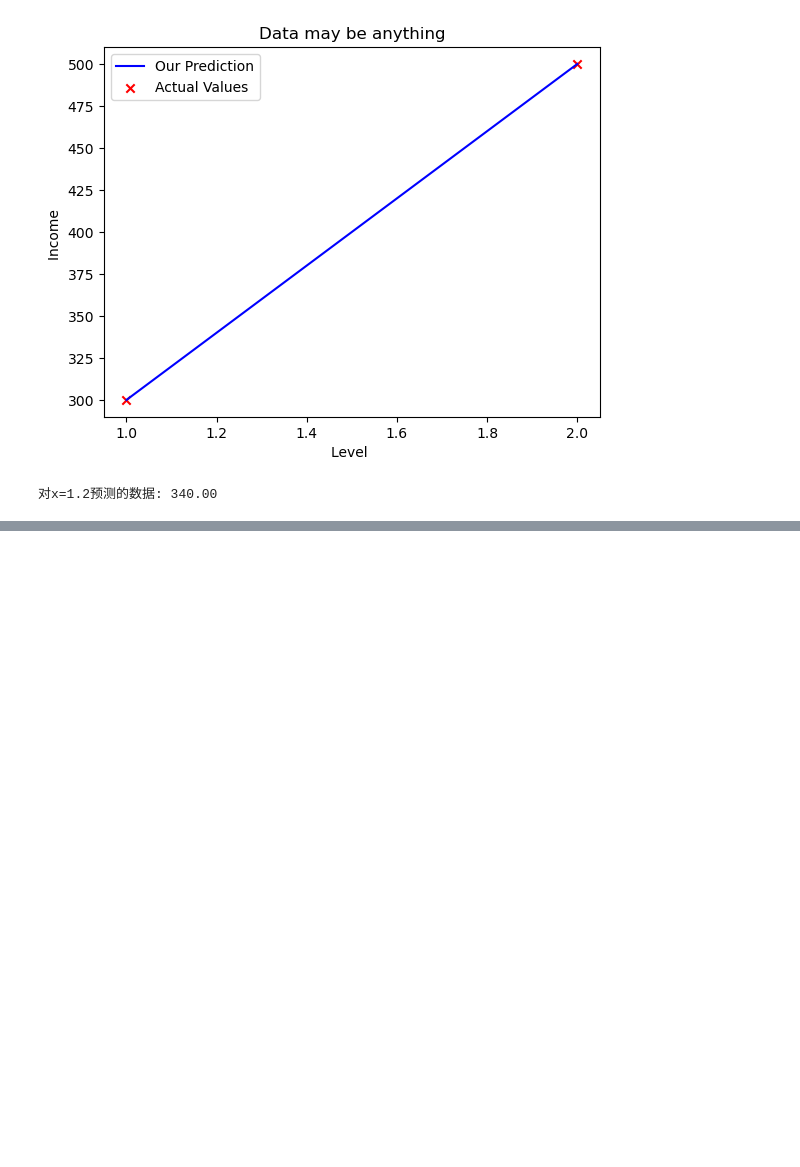
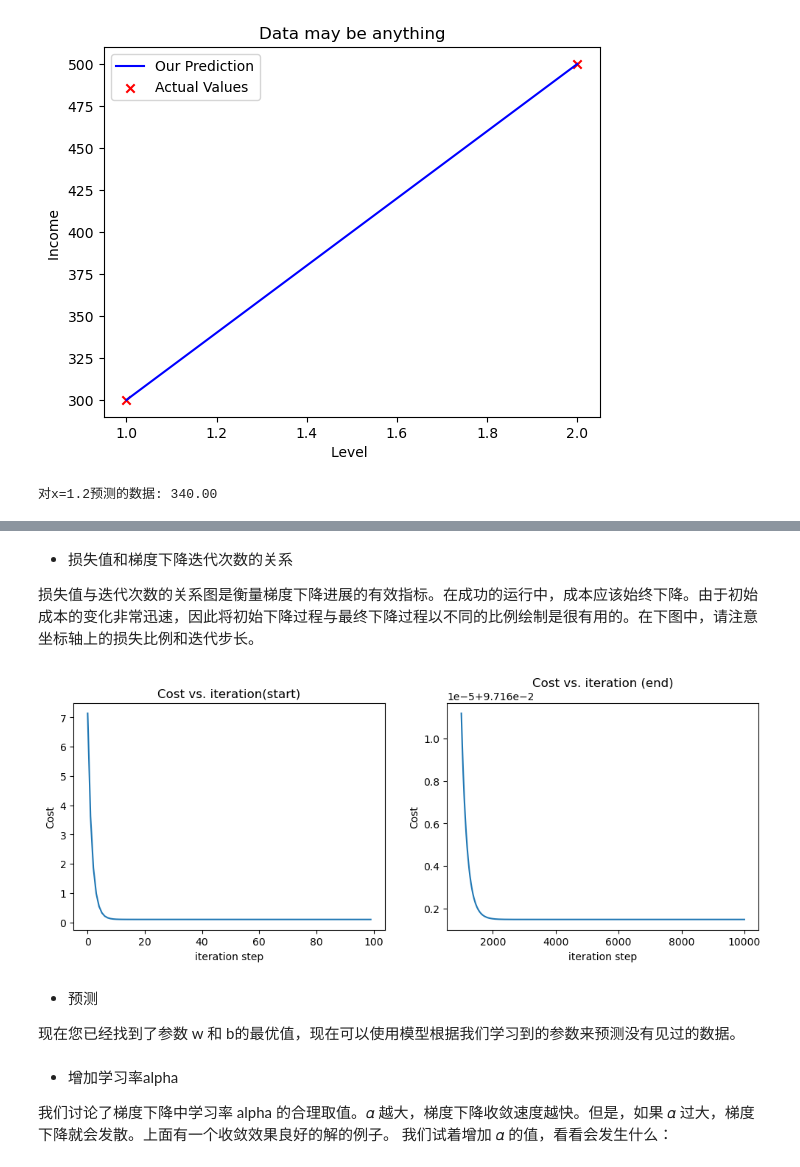
Before and after one commit to yt-one/ml-teach, a Jupyter notebook: 监督学习--回归和分类.ipynb, the cells around one changed output, grey strips where cells are left out. Drawn from its saved outputs; the diff is of its cells as text; code cells hidden in the pictures; blank space fills up the shorter version.

```diff
--- a/监督学习--回归和分类.ipynb
+++ b/监督学习--回归和分类.ipynb
@@ -151,0 +275,14 @@ $$
+# %%
+# 3. 完成计算梯度函数的实现
+def compute_gradient(x, y, w, b):
+    """
+    计算线性回归的梯度
+    参数:
+      x (ndarray (m,)): 输入数据，m 个样本
+      y (ndarray (m,)): 目标值
+      w, b (浮点数)   : 模型参数
+    返回:
+      dj_dw (浮点数): 损失函数对参数 w 的梯度
+      dj_db (浮点数): 损失函数对参数 b 的梯度
+    """
+    # TODO
@@ -151,0 +405,13 @@ $$
+# %%
+# 初始化直线的参数
+w_init = 0
+b_init = 0
+
+# 梯度下降算法 设置迭代次数 和 学习率
+iterations = 10000
+tmp_alpha = 1.0e-2
+
+# 运行梯度下降
+w_final, b_final, J_hist, p_hist = gradient_descent(x_train ,y_train, w_init, b_init, tmp_alpha,
+                                                    iterations, compute_cost, compute_gradient)
+print(f"梯度下降找到的(w,b) : ({w_final:8.4f},{b_final:8.4f})")
@@ -151,0 +436,22 @@ $$
+# %% [markdown]
+- 损失值和梯度下降迭代次数的关系
+
+损失值与迭代次数的关系图是衡量梯度下降进展的有效指标。在成功的运行中，成本应该始终下降。由于初始成本的变化非常迅速，因此将初始下降过程与最终下降过程以不同的比例绘制是很有用的。在下图中，请注意坐标轴上的损失比例和迭代步长。
+# %%
+# 画损失值 和 迭代次数的关系
+fig, (ax1, ax2) = plt.subplots(1, 2, figsize=(12,4))
+ax1.plot(J_hist[:100])
+ax2.plot(1000 + np.arange(len(J_hist[1000:])), J_hist[1000:])
+ax1.set_title("Cost vs. iteration(start)")
+ax2.set_title("Cost vs. iteration (end)")
+ax1.set_ylabel('Cost')
+ax2.set_ylabel('Cost')
+ax1.set_xlabel('iteration step')
+ax2.set_xlabel('iteration step')
+plt.show()
+# %% [output]
+[figure, added]
+# %% [markdown]
+- 预测
+
+现在您已经找到了参数 w 和 b的最优值，现在可以使用模型根据我们学习到的参数来预测没有见过的数据。
@@ -151,0 +460,5 @@ $$
+# %% [markdown]
+- 增加学习率alpha
+
+我们讨论了梯度下降中学习率 alpha 的合理取值。𝛼 越大，梯度下降收敛速度越快。但是，如果 𝛼 过大，梯度下降就会发散。上面有一个收敛效果良好的解的例子。
+我们试着增加 𝛼 的值，看看会发生什么：
```
Also changed, not shown: parts of 18 cells of this notebook, 4 other files.
